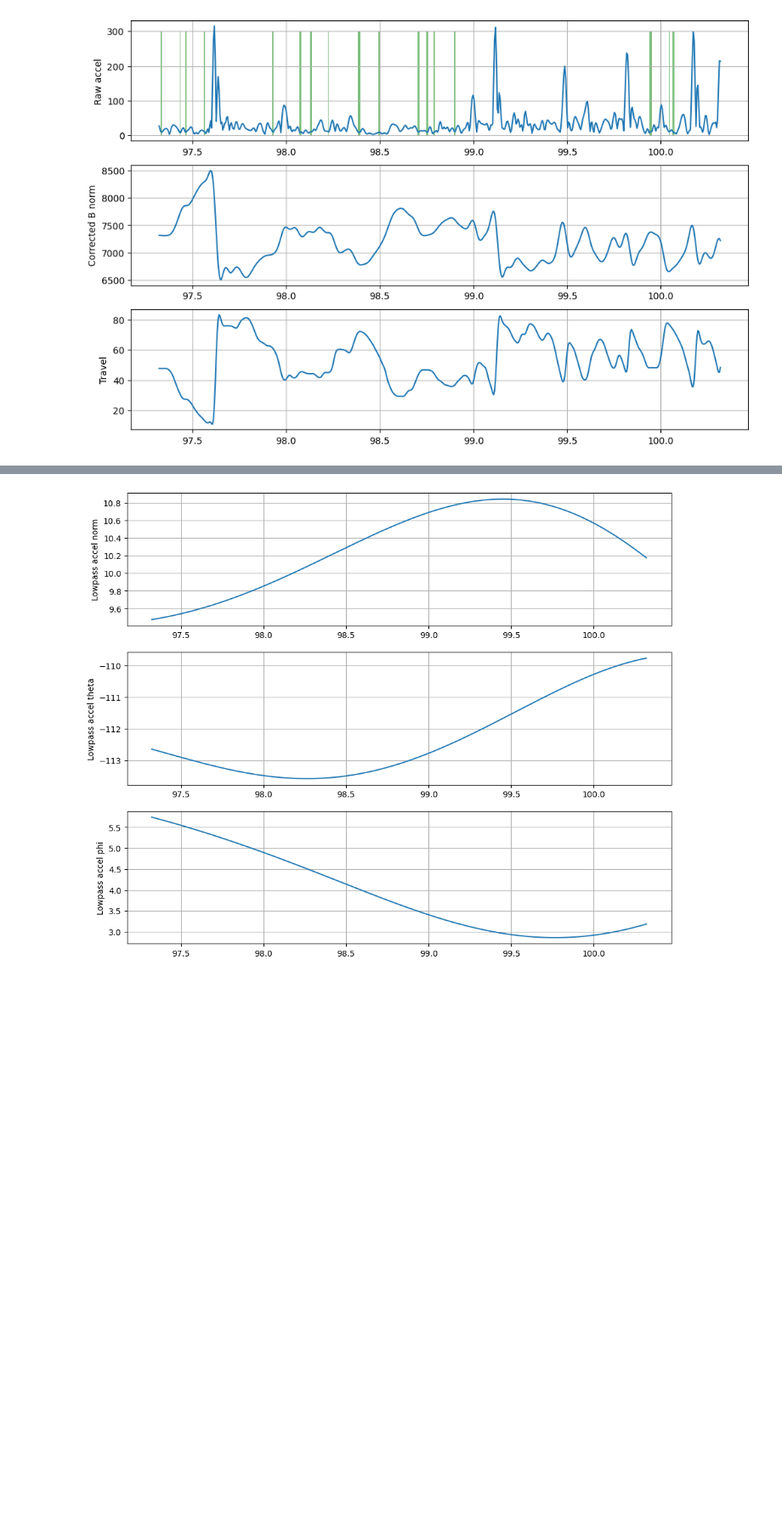
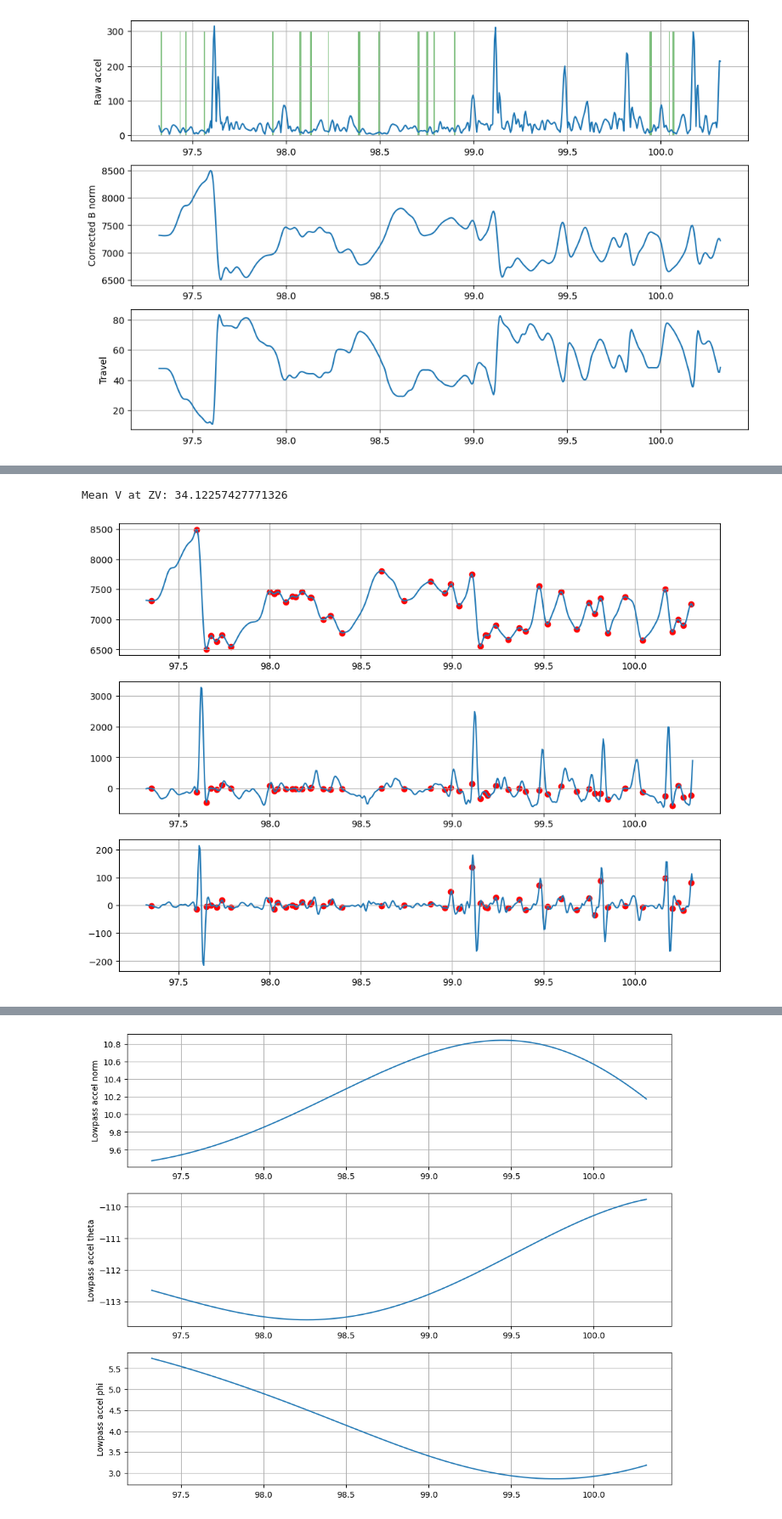
Before and after one commit to colinpate/sus, a Jupyter notebook: notebooks/rear_sus.ipynb, the cells around one changed output, grey strips where cells are left out. Shown at 85% size. Drawn from its saved outputs; the diff is of its cells as text; code cells hidden in the pictures; blank space fills up the shorter version.

```diff
--- a/notebooks/rear_sus.ipynb
+++ b/notebooks/rear_sus.ipynb
@@ -211,0 +197,25 @@ plt.grid()
+# %%
+#mag_zv_points = ws["mag_zv_points"]
+
+local_max_indices = (np.diff(np.sign(np.diff(b_proj))) < 0).nonzero()[0] + 1
+local_min_indices = (np.diff(np.sign(np.diff(b_proj))) > 0).nonzero()[0] + 1
+mag_zv_points = np.sort(np.concatenate((local_max_indices, local_min_indices)))
+print("Mean V at ZV:", np.mean(np.abs(v_gt[mag_zv_points])))
+plt.figure(figsize=(12, 9))
+plt.subplot(3, 1, 1)
+mag_zv_points_roi = (mag_zv_points > roi.start) & (mag_zv_points < roi.stop)
+mag_zv_points_roi = mag_zv_points[mag_zv_points_roi] - roi.start
+plt.plot(t[roi], b_proj[roi])
+plt.scatter(t[roi][mag_zv_points_roi], b_proj[roi][mag_zv_points_roi], color="red")
+plt.grid()
+plt.subplot(3, 1, 2)
+plt.plot(t[roi], v_gt[roi])
+plt.scatter(t[roi][mag_zv_points_roi], v_gt[roi][mag_zv_points_roi], color="red")
+plt.grid()
+plt.subplot(3, 1, 3)
+plt.plot(t[roi], a_gt[roi])
+plt.scatter(t[roi][mag_zv_points_roi], a_gt[roi][mag_zv_points_roi], color="red")
+plt.grid()
+# %% [output]
+Mean V at ZV: 34.12257427771326
+[figure, new version]
```
Also changed, not shown: parts of 17 cells of this notebook.
